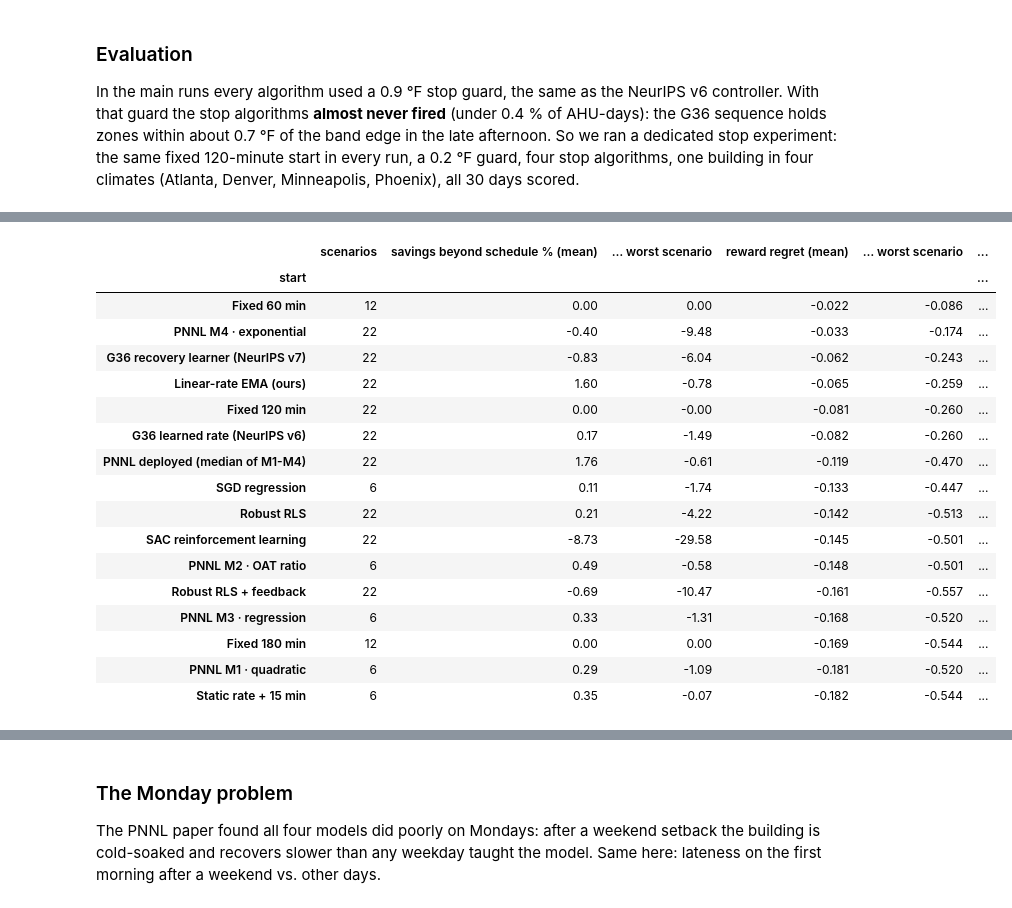
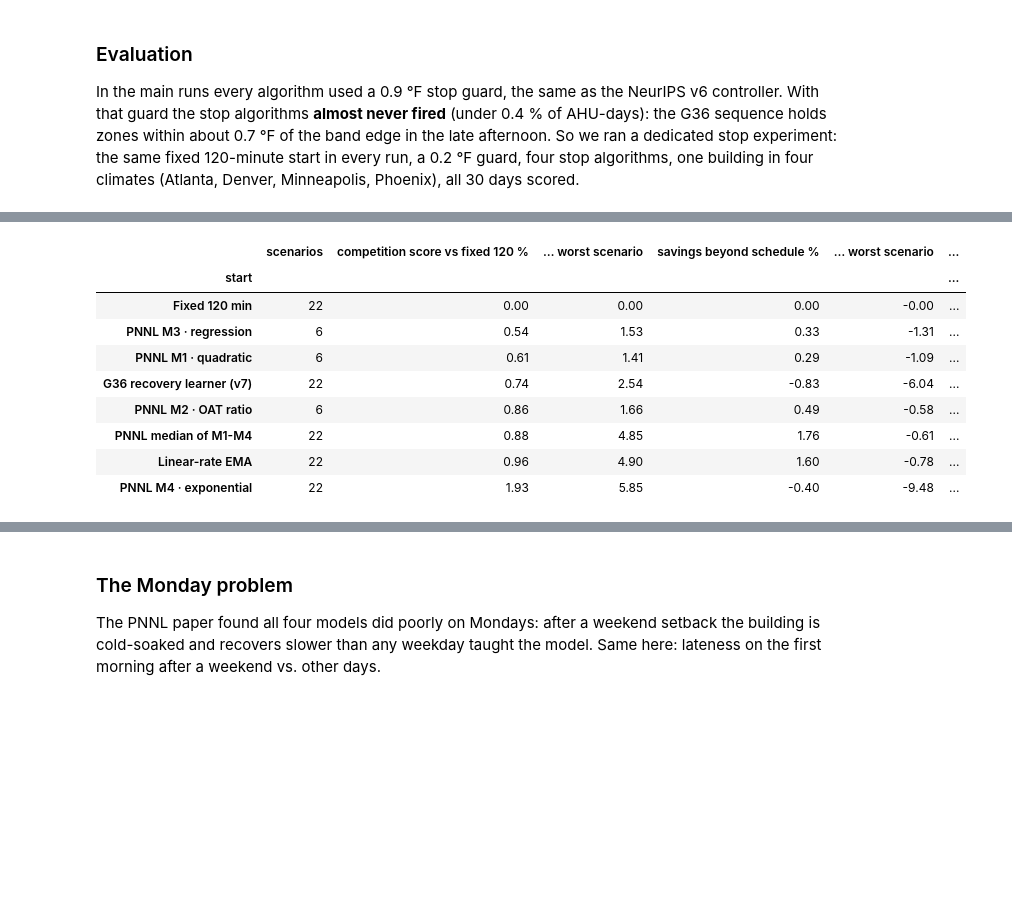
Before and after one commit to bbartling/hvac-optimal-start-math-playground, a Jupyter notebook: optimal_start_stop_tutorial.ipynb, the cells around one changed output, grey strips where cells are left out. Saved outputs shown, nothing was run; the diff lists cells and outputs as text; code cells hidden in the pictures; blank space fills up the shorter version.

```diff
--- a/optimal_start_stop_tutorial.ipynb
+++ b/optimal_start_stop_tutorial.ipynb
@@ -683,6 +771,8 @@ saved, left = better comfort. Points **above the grey schedule curve** beat ever
 # %%
 # Per-scenario table used by the leaderboard as well.
 P = score(["scenario", "start"]).reset_index()
+_S = RUN.pivot_table(index="scenario", columns="start", values="score")
+P["comp"] = [100 * (_S.loc[r.scenario, r.start] / _S.loc[r.scenario, "fixed_120"] - 1) for r in P.itertuples()]
 
 def beyond_schedule(g):
     """Energy % saved beyond the fixed-schedule curve at equal comfort, per scenario."""
@@ -705,20 +795,21 @@ fig, ax = plt.subplots(figsize=(9.5, 5.4))
 sch = M.loc[["fixed_180", "fixed_120", "fixed_60"]]
 ax.plot(sch.unmet, sch.saved_pct, "-", color="#9a9a9a", lw=2, zorder=1, label="fixed-schedule curve")
 for k in ["fixed_60", "fixed_120", "fixed_180", "pnnl_m1_quadratic", "pnnl_m2_oat_ratio", "pnnl_m3_regression",
-          "pnnl_m4_exponential", "pnnl_deployed_median_split", "m0_linear_ema"]:
+          "pnnl_m4_exponential", "pnnl_deployed_median_split", "v7", "m0_linear_ema"]:
     x, y = M.loc[k]
-    ax.scatter(x, y, s=170 if k == "m0_linear_ema" else 90, color=COLORS[k], edgecolor="k", lw=0.6, zorder=3,
-               marker="*" if k == "m0_linear_ema" else "o", label=NAMES[k])
+    big = k in ("m0_linear_ema", "v7")
+    ax.scatter(x, y, s=180 if big else 90, color=COLORS[k], edgecolor="k", lw=0.6, zorder=3,
+               marker=("*" if k == "m0_linear_ema" else "D") if big else "o", label=NAMES[k])
 ax.set_xlabel("comfort deficit in the first 2 h of occupancy (°F·min per zone)  ← better")
 ax.set_ylabel("morning energy saved vs fixed 120 min (%)  ↑ better")
 ax.set_title(f"Energy vs. comfort, mean over the {len(common)} scenarios with all models")
 ax.legend(loc="center left", bbox_to_anchor=(1.01, 0.5)); plt.tight_layout(); plt.show()
 
-H = sub.groupby("start").agg(beyond=("beyond", "mean"), worst=("beyond", "min"), regret=("regret", "mean"),
-                             late=("late_pct", "mean"), unmet=("unmet", "mean"))
-H = H.loc[["m0_linear_ema", "pnnl_m1_quadratic", "pnnl_m2_oat_ratio", "pnnl_m3_regression", "pnnl_m4_exponential",
-           "pnnl_deployed_median_split", "fixed_120"]]
-display(H.rename(index=NAMES, columns={"beyond": "savings beyond schedule % (mean)", "worst": "… worst scenario",
+H = sub.groupby("start").agg(comp=("comp", "mean"), beyond=("beyond", "mean"), worst=("beyond", "min"),
+                             regret=("regret", "mean"), late=("late_pct", "mean"), unmet=("unmet", "mean"))
+H = H.loc[CONTENDERS + ["fixed_120"]]
+display(H.rename(index=NAMES, columns={"comp": "competition score vs fixed 120 % (lower = better)",
+        "beyond": "savings beyond schedule % (mean)", "worst": "… worst scenario",
         "regret": "reward regret (mean)", "late": "late % (1 °F tol.)", "unmet": "unmet (°F·min/zone)"})
         .pipe(lambda t: t.style.format(F(t, "{:.2f}"))).set_caption(f"Head-to-head on the {len(common)} common scenarios"))
 # %% [output]
@@ -880,13 +965,29 @@ scenarios; reward regret uses all of them. Algorithms run on fewer scenarios (PN
 # %%
-L = P.groupby("start").agg(scenarios=("scenario", "nunique"), beyond=("beyond", "mean"), beyond_worst=("beyond", "min"),
-                           regret=("regret", "mean"), regret_worst=("regret", "min"))
-L = L.join(score(["start"])[["late_pct", "unmet", "saved_pct"]]).sort_values("regret", ascending=False)
-LB = L.rename(index=NAMES, columns={"scenarios": "scenarios", "beyond": "savings beyond schedule % (mean)",
-              "beyond_worst": "… worst scenario", "regret": "reward regret (mean)", "regret_worst": "… worst scenario ",
-              "late_pct": "late % (1 °F tol.)", "unmet": "unmet (°F·min/zone)", "saved_pct": "energy saved vs fixed 120 %"})
+L = P[P.start.isin(CONTENDERS + ["fixed_120"])].groupby("start").agg(
+    scenarios=("scenario", "nunique"), comp=("comp", "mean"), comp_worst=("comp", "max"),
+    beyond=("beyond", "mean"), beyond_worst=("beyond", "min"), regret=("regret", "mean"), regret_worst=("regret", "min"))
+L = L.join(score(["start"])[["late_pct", "unmet", "saved_pct"]]).sort_values("comp")
+LB = L.rename(index=NAMES, columns={"comp": "competition score vs fixed 120 %", "comp_worst": "… worst scenario",
+              "beyond": "savings beyond schedule %", "beyond_worst": "… worst scenario ",
+              "regret": "morning reward regret", "regret_worst": "… worst scenario  ",
+              "late_pct": "late %", "unmet": "unmet °F·min/zone", "saved_pct": "morning energy saved %"})
 def hl(row):
-    return ["background-color: #fff3c4; font-weight: bold" if row.name == NAMES["m0_linear_ema"] else "" for _ in row]
-display(LB.style.format(F(LB, "{:.2f}", scenarios="{:.0f}", **{"reward regret (mean)": "{:.3f}", "… worst scenario ": "{:.3f}"}), na_rep="–").apply(hl, axis=1)
-        .background_gradient(subset=["savings beyond schedule % (mean)", "reward regret (mean)"], cmap="RdYlGn")
-        .set_caption("Start leaderboard, sorted by mean reward regret (0 = best in every scenario)"))
+    return ["background-color: #fde7f3; font-weight: bold" if row.name == NAMES["v7"] else
+            ("background-color: #fff3c4" if row.name == NAMES["m0_linear_ema"] else "") for _ in row]
+display(LB.style.format(F(LB, "{:.2f}", scenarios="{:.0f}", **{"morning reward regret": "{:.3f}", "… worst scenario  ": "{:.3f}"}), na_rep="–")
+        .apply(hl, axis=1).set_caption("Start leaderboard, sorted by competition score (lower is better)"))
+
+# Who wins each metric (algorithms run on all 22 scenarios only, so the comparison is fair)
+full = [k for k in CONTENDERS if L.loc[k, "scenarios"] == 22]
+pick = lambda col, best: NAMES[(L.loc[full, col].idxmin() if best == "min" else L.loc[full, col].idxmax())]
+W = pd.DataFrame([
+    ("Competition score (whole month)", pick("comp", "min"), "lower % vs fixed 120"),
+    ("Competition score, worst scenario", pick("comp_worst", "min"), "smallest worst-case loss"),
+    ("Energy at equal comfort (savings beyond schedule)", pick("beyond", "max"), "higher"),
+    ("Morning simulator reward", pick("regret", "max"), "closest to the best run"),
+    ("Comfort: fewest late mornings", pick("late_pct", "min"), "lower late %"),
+    ("Comfort: smallest deficit", pick("unmet", "min"), "lower °F·min/zone"),
+    ("Most morning energy saved", pick("saved_pct", "max"), "higher (often by being late)"),
+], columns=["metric", "winner (of the algorithms run on all 22 scenarios)", "what 'best' means"])
+display(W.style.hide(axis="index").set_caption("Winner per metric"))
 # %% [output]
@@ -894,18 +995,10 @@ Start leaderboard, sorted by mean reward regret (0 = best in every scenario)
-|  | scenarios | savings beyond schedule % (mean) | … worst scenario | reward regret (mean) | … worst scenario | ... |
+|  | scenarios | competition score vs fixed 120 % | … worst scenario | savings beyond schedule % | … worst scenario | ... |
 | start |  |  |  |  |  | ... |
-| Fixed 60 min | 12 | 0.00 | 0.00 | -0.022 | -0.086 | ... |
-| PNNL M4 · exponential | 22 | -0.40 | -9.48 | -0.033 | -0.174 | ... |
-| G36 recovery learner (NeurIPS v7) | 22 | -0.83 | -6.04 | -0.062 | -0.243 | ... |
-| Linear-rate EMA (ours) | 22 | 1.60 | -0.78 | -0.065 | -0.259 | ... |
-| Fixed 120 min | 22 | 0.00 | -0.00 | -0.081 | -0.260 | ... |
-| G36 learned rate (NeurIPS v6) | 22 | 0.17 | -1.49 | -0.082 | -0.260 | ... |
-| PNNL deployed (median of M1-M4) | 22 | 1.76 | -0.61 | -0.119 | -0.470 | ... |
-| SGD regression | 6 | 0.11 | -1.74 | -0.133 | -0.447 | ... |
-| Robust RLS | 22 | 0.21 | -4.22 | -0.142 | -0.513 | ... |
-| SAC reinforcement learning | 22 | -8.73 | -29.58 | -0.145 | -0.501 | ... |
-| PNNL M2 · OAT ratio | 6 | 0.49 | -0.58 | -0.148 | -0.501 | ... |
-| Robust RLS + feedback | 22 | -0.69 | -10.47 | -0.161 | -0.557 | ... |
-| PNNL M3 · regression | 6 | 0.33 | -1.31 | -0.168 | -0.520 | ... |
-| Fixed 180 min | 12 | 0.00 | 0.00 | -0.169 | -0.544 | ... |
-| PNNL M1 · quadratic | 6 | 0.29 | -1.09 | -0.181 | -0.520 | ... |
-| Static rate + 15 min | 6 | 0.35 | -0.07 | -0.182 | -0.544 | ... |
+| Fixed 120 min | 22 | 0.00 | 0.00 | 0.00 | -0.00 | ... |
+| PNNL M3 · regression | 6 | 0.54 | 1.53 | 0.33 | -1.31 | ... |
+| PNNL M1 · quadratic | 6 | 0.61 | 1.41 | 0.29 | -1.09 | ... |
+| G36 recovery learner (v7) | 22 | 0.74 | 2.54 | -0.83 | -6.04 | ... |
+| PNNL M2 · OAT ratio | 6 | 0.86 | 1.66 | 0.49 | -0.58 | ... |
+| PNNL median of M1-M4 | 22 | 0.88 | 4.85 | 1.76 | -0.61 | ... |
+| Linear-rate EMA | 22 | 0.96 | 4.90 | 1.60 | -0.78 | ... |
+| PNNL M4 · exponential | 22 | 1.93 | 5.85 | -0.40 | -9.48 | ... |
```
Also changed, not shown: parts of 39 cells of this notebook, 1 other file.
